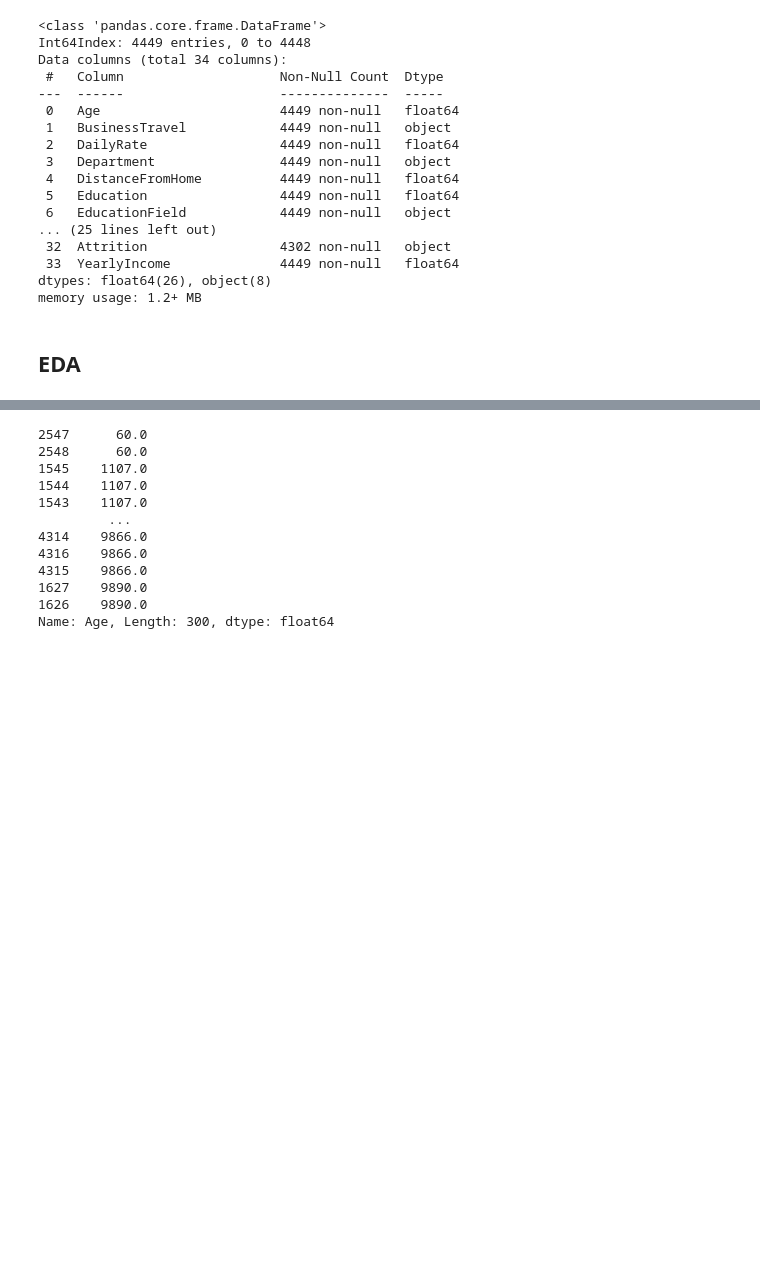
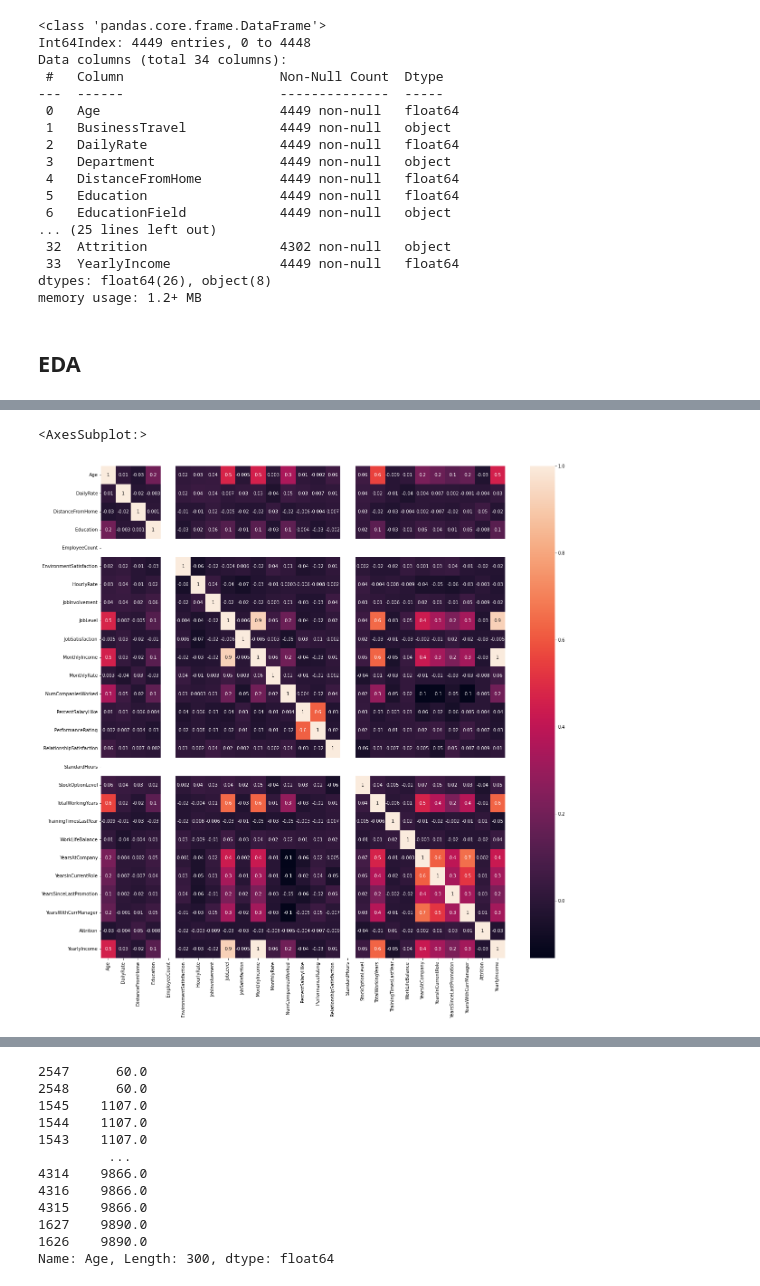
Before and after one commit to tomasduricek/SDA_project_2_classification, a Jupyter notebook: classification.ipynb, the cells around one changed output, grey strips where cells are left out. Drawn from its saved outputs; the diff is of its cells as text; code cells hidden in the pictures; blank space fills up the shorter version.

```diff
--- a/classification.ipynb
+++ b/classification.ipynb
@@ -62,0 +90,6 @@ df
+# %%
+plt.figure(figsize=(20, 20))
+sns.heatmap(df.corr(method = 'spearman'), annot=True, fmt='.0g')
+# %% [output]
+<AxesSubplot:>
+[figure, added]
```
Also changed, not shown: parts of 38 cells of this notebook.
